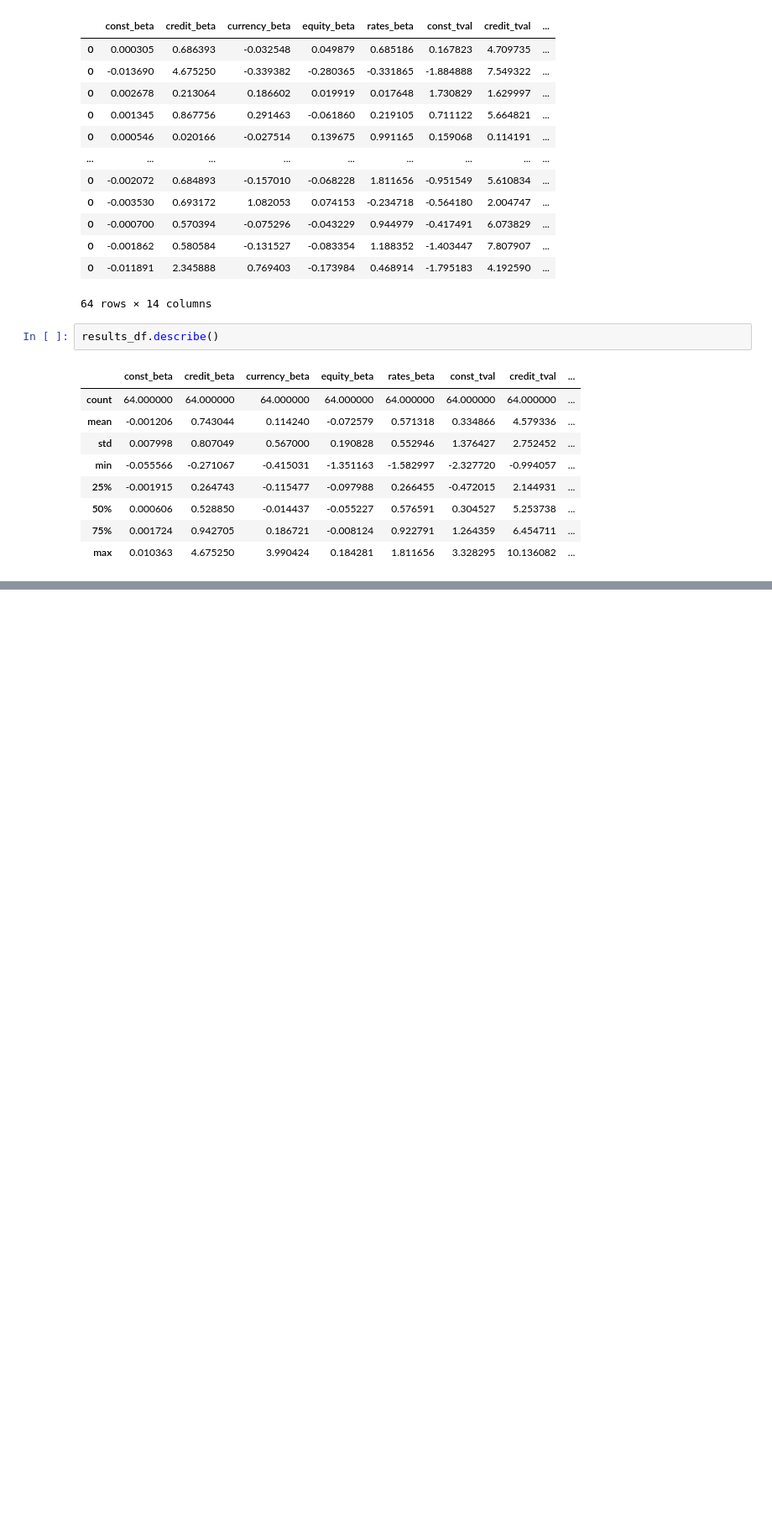
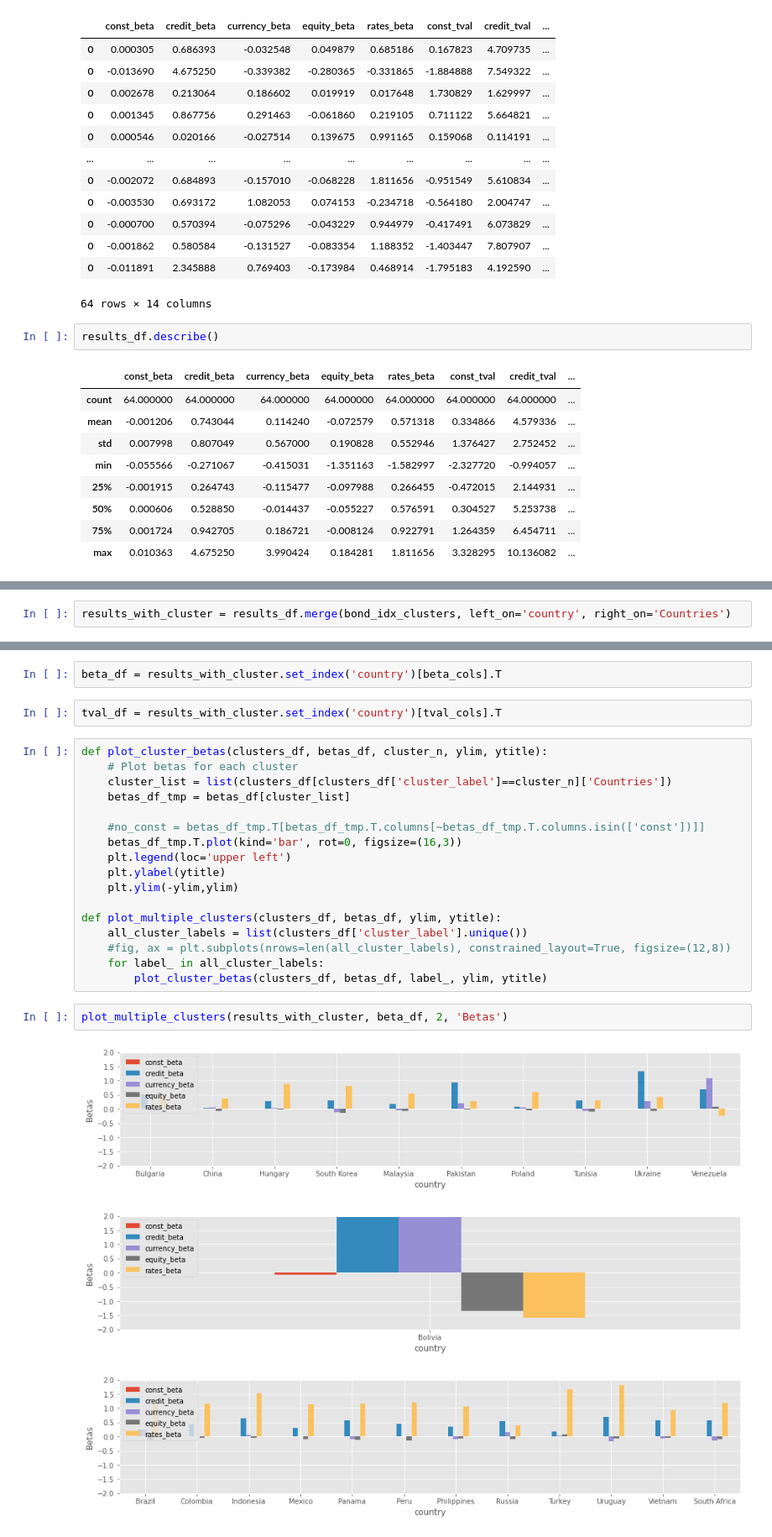
Before and after one commit to wingwingz/AFP, a Jupyter notebook: Risk Premia/bond.ipynb, the cells around one changed output, grey strips where cells are left out. Shown: that part at 84% size. Drawn from its saved outputs; the diff is of its cells as text; blank space fills up the shorter version.

Commit message:
plot by cluster

```diff
--- a/Risk Premia/bond.ipynb
+++ b/Risk Premia/bond.ipynb
@@ -158,0 +221,2 @@ results_df.describe()
+# %%
+results_with_cluster = results_df.merge(bond_idx_clusters, left_on='country', right_on='Countries')
@@ -158,0 +243,27 @@ results_df.describe()
+# %%
+beta_df = results_with_cluster.set_index('country')[beta_cols].T
+# %%
+tval_df = results_with_cluster.set_index('country')[tval_cols].T
+# %%
+def plot_cluster_betas(clusters_df, betas_df, cluster_n, ylim, ytitle):
+    # Plot betas for each cluster
+    cluster_list = list(clusters_df[clusters_df['cluster_label']==cluster_n]['Countries'])
+    betas_df_tmp = betas_df[cluster_list]
+
+    #no_const = betas_df_tmp.T[betas_df_tmp.T.columns[~betas_df_tmp.T.columns.isin(['const'])]]
+    betas_df_tmp.T.plot(kind='bar', rot=0, figsize=(16,3))
+    plt.legend(loc='upper left')
+    plt.ylabel(ytitle)
+    plt.ylim(-ylim,ylim)
+
+def plot_multiple_clusters(clusters_df, betas_df, ylim, ytitle):
+    all_cluster_labels = list(clusters_df['cluster_label'].unique())
+    #fig, ax = plt.subplots(nrows=len(all_cluster_labels), constrained_layout=True, figsize=(12,8))
+    for label_ in all_cluster_labels:
+        plot_cluster_betas(clusters_df, betas_df, label_, ylim, ytitle)
+# %%
+plot_multiple_clusters(results_with_cluster, beta_df, 2, 'Betas')
+# %% [output]
+[figure, added]
+[figure, added]
+[figure, added]
```
Also changed, not shown: parts of 10 cells of this notebook.
